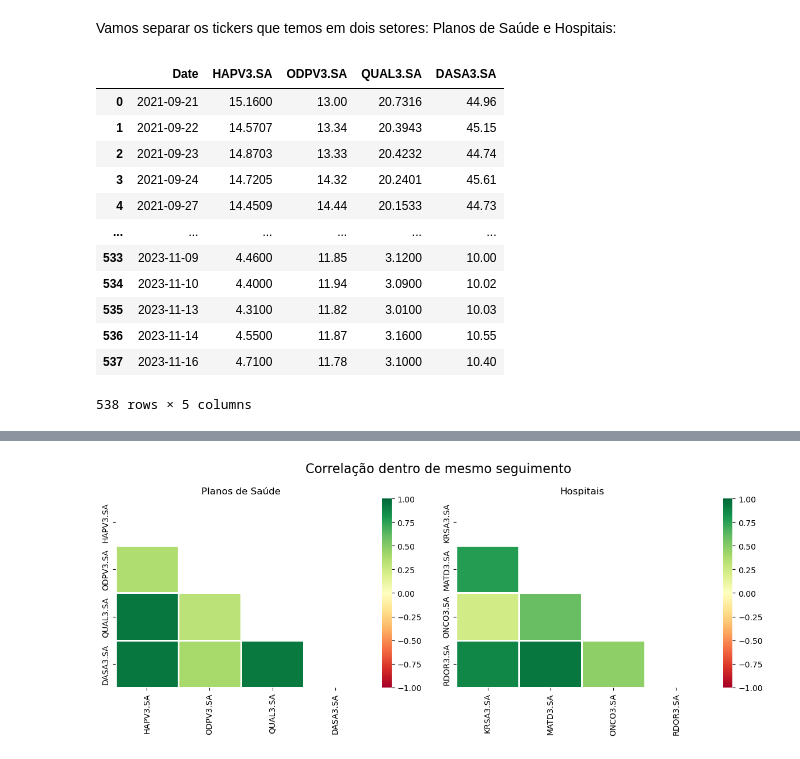
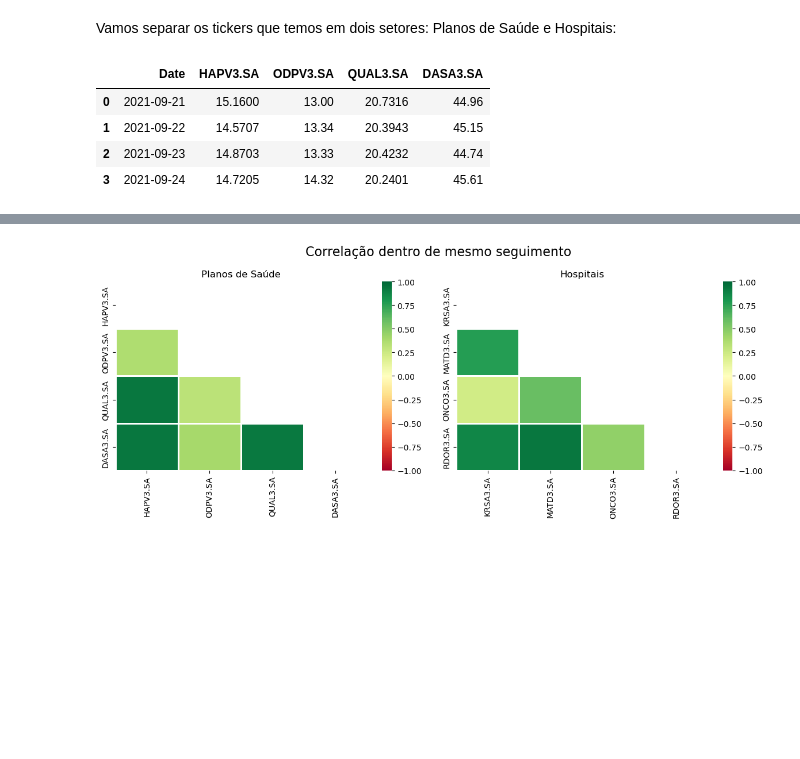
Before and after one commit to carneiro-fernando/EBAC, a Jupyter notebook: Projetos/Projeto_de_Parceria.ipynb, the cells around one changed output, grey strips where cells are left out. Drawn from its saved outputs; the diff is of its cells as text; code cells hidden in the pictures; blank space fills up the shorter version.

```diff
--- a/Projetos/Projeto_de_Parceria.ipynb
+++ b/Projetos/Projeto_de_Parceria.ipynb
@@ -254,21 +251,14 @@ plt.show()
 # %% [markdown]
 Vamos separar os tickers que temos em dois setores: Planos de Saúde e Hospitais:
 # %%
+# Criando um DataFrame com os ativos de planos de saúde e hospitais
 ticks_plano_saude_df = close_2021_df[['Date', 'HAPV3.SA', 'ODPV3.SA', 'QUAL3.SA', 'DASA3.SA']]
 ticks_hospitais_df = close_2021_df[['Date', 'KRSA3.SA', 'MATD3.SA', 'ONCO3.SA', 'RDOR3.SA']]
+
+ticks_plano_saude_df.head(4)
+# %% [output]
+|  | Date | HAPV3.SA | ODPV3.SA | QUAL3.SA | DASA3.SA |
+| 0 | 2021-09-21 | 15.1600 | 13.00 | 20.7316 | 44.96 |
+| 1 | 2021-09-22 | 14.5707 | 13.34 | 20.3943 | 45.15 |
+| 2 | 2021-09-23 | 14.8703 | 13.33 | 20.4232 | 44.74 |
+| 3 | 2021-09-24 | 14.7205 | 14.32 | 20.2401 | 45.61 |
-# %%
-ticks_plano_saude_df
-# %% [output]
-|  | Date | HAPV3.SA | ODPV3.SA | QUAL3.SA | DASA3.SA |
-| 0 | 2021-09-21 | 15.1600 | 13.00 | 20.7316 | 44.96 |
-| 1 | 2021-09-22 | 14.5707 | 13.34 | 20.3943 | 45.15 |
-| 2 | 2021-09-23 | 14.8703 | 13.33 | 20.4232 | 44.74 |
-| 3 | 2021-09-24 | 14.7205 | 14.32 | 20.2401 | 45.61 |
-| 4 | 2021-09-27 | 14.4509 | 14.44 | 20.1533 | 44.73 |
-| ... | ... | ... | ... | ... | ... |
-| 533 | 2023-11-09 | 4.4600 | 11.85 | 3.1200 | 10.00 |
-| 534 | 2023-11-10 | 4.4000 | 11.94 | 3.0900 | 10.02 |
-| 535 | 2023-11-13 | 4.3100 | 11.82 | 3.0100 | 10.03 |
-| 536 | 2023-11-14 | 4.5500 | 11.87 | 3.1600 | 10.55 |
-| 537 | 2023-11-16 | 4.7100 | 11.78 | 3.1000 | 10.40 |
-538 rows × 5 columns
```
Also changed, not shown: parts of 30 cells of this notebook.
